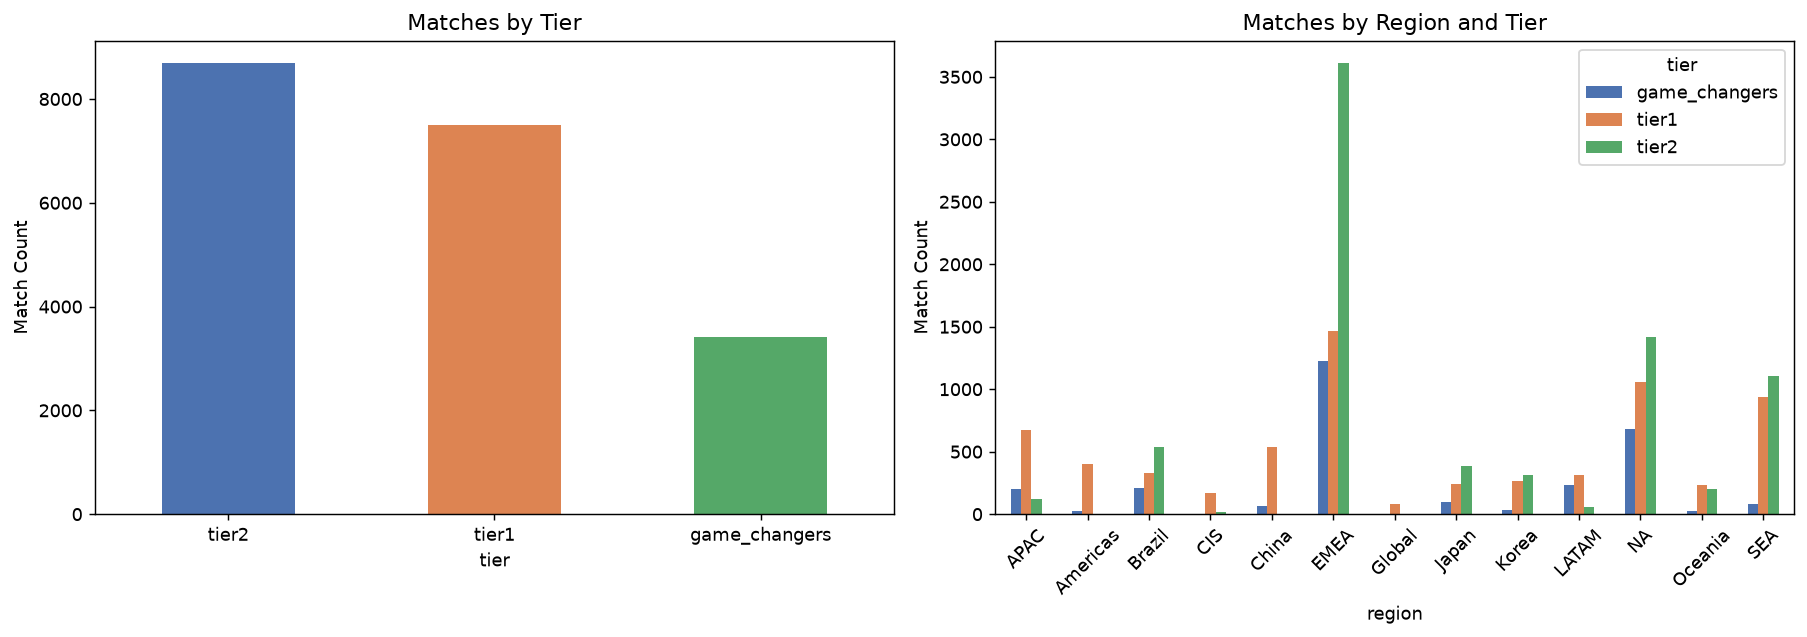
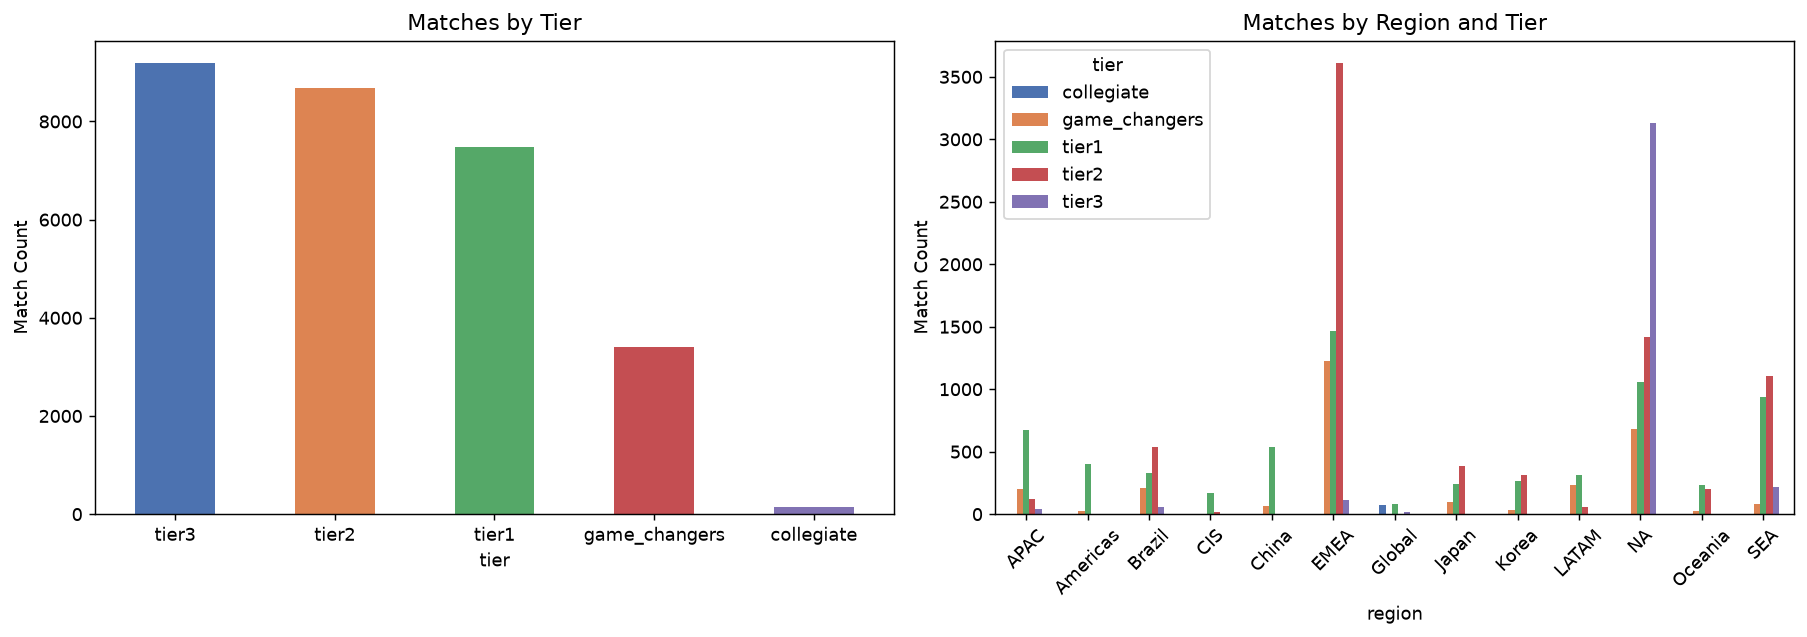
The notebook cell's code change between the first figure and the second:
--- before
+++ after
@@ -1,5 +1,5 @@
 # Plot: match count by tier and region
 fig, axes = plt.subplots(1, 2, figsize=(14, 5))
-working['tier'].value_counts().plot(kind='bar', ax=axes[0], color=['#4C72B0','#DD8452','#55A868'])
+working['tier'].value_counts().plot(kind='bar', ax=axes[0], color=['#4C72B0','#DD8452','#55A868','#C44E52','#8172B3'])
 axes[0].set_title('Matches by Tier')
 axes[0].set_ylabel('Match Count')
@@ -7,5 +7,5 @@
 
 region_tier = working.groupby(['region','tier']).size().unstack(fill_value=0)
-region_tier.plot(kind='bar', ax=axes[1], color=['#4C72B0','#DD8452','#55A868'])
+region_tier.plot(kind='bar', ax=axes[1], color=['#4C72B0','#DD8452','#55A868','#C44E52','#8172B3'])
 axes[1].set_title('Matches by Region and Tier')
 axes[1].set_ylabel('Match Count')

Commit: add more tiers, offseason analysis